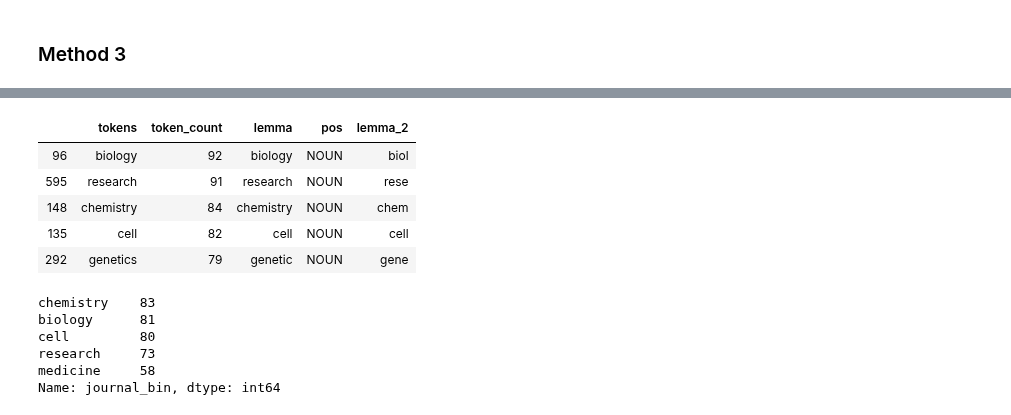
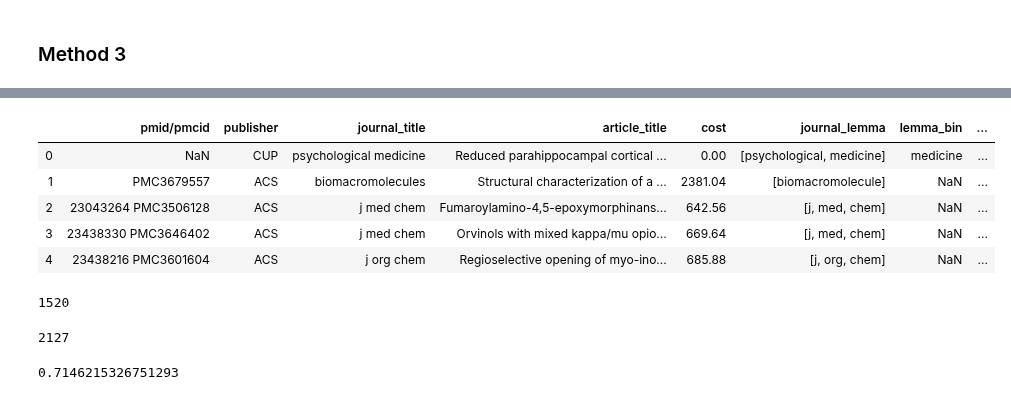
Before and after one commit to mrkjhsn/Thinkful-Exercises, a Jupyter notebook: data_cleaning_validation.ipynb, the cells around one changed output, grey strips where cells are left out. Drawn from its saved outputs; the diff is of its cells as text; code cells hidden in the pictures.

```diff
--- a/data_cleaning_validation.ipynb
+++ b/data_cleaning_validation.ipynb
@@ -369,0 +383,2 @@ journal_words_df_count.loc[journal_words_df_count.pos == 'NOUN'].sort_values(by=
+# %%
+df['lemma_bin'] = df.journal_lemma.apply(bin_based_on_stem)
@@ -370,3 +443,3 @@ journal_words_df_count.loc[journal_words_df_count.pos == 'NOUN'].sort_values(by=
 # %%
 # further refine words based on the first 4 digits
-journal_words_df_count['lemma_2'] = journal_words_df_count.lemma.apply(lambda x: str(x)[0:4])
+journal_words_df_count['first_4_char'] = journal_words_df_count.lemma.apply(lambda x: str(x)[0:4])
@@ -389,9 +463,20 @@ consolidated_stems = journal_words_df_count.loc[journal_words_df_count.pos == 'N
+# %%
+# iterate through first 4 characters of journal lemma words
+# then bin based on word
+def bin_based_on_stem(stemmed_journal):
+    for word in stemmed_journal:
+        if word[0:4] in journal_words_df_count.groupby('first_4_char')['first_4_char'].count().sort_values(ascending=False).head(100).index:
+            if word[0:4] != 'jour':
+                return word
+    return np.nan
+# %%
+df['first_4_char_bin'] = df.journal_lemma.apply(bin_based_on_stem)
 # %%
-consolidated_stems.head()
+df.head()
 # %% [output]
-|  | tokens | token_count | lemma | pos | lemma_2 |
-| 96 | biology | 92 | biology | NOUN | biol |
-| 595 | research | 91 | research | NOUN | rese |
-| 148 | chemistry | 84 | chemistry | NOUN | chem |
-| 135 | cell | 82 | cell | NOUN | cell |
-| 292 | genetics | 79 | genetic | NOUN | gene |
+|  | pmid/pmcid | publisher | journal_title | article_title | cost | journal_lemma | lemma_bin | ... |
+| 0 | NaN | CUP | psychological medicine | Reduced parahippocampal cortical ... | 0.00 | [psychological, medicine] | medicine | ... |
+| 1 | PMC3679557 | ACS | biomacromolecules | Structural characterization of a ... | 2381.04 | [biomacromolecule] | NaN | ... |
+| 2 | 23043264 PMC3506128 | ACS | j med chem | Fumaroylamino-4,5-epoxymorphinans... | 642.56 | [j, med, chem] | NaN | ... |
+| 3 | 23438330 PMC3646402 | ACS | j med chem | Orvinols with mixed kappa/mu opio... | 669.64 | [j, med, chem] | NaN | ... |
+| 4 | 23438216 PMC3601604 | ACS | j org chem | Regioselective opening of myo-ino... | 685.88 | [j, org, chem] | NaN | ... |
@@ -406,9 +483,16 @@ df['journal_bin'] = df.journal_lemma.apply(bin_based_on_stem)
-# %%
-df.journal_bin.value_counts().head()
-# %% [output]
-chemistry    83
-biology      81
-cell         80
-research     73
-medicine     58
-Name: journal_bin, dtype: int64
+# %%
+# how many journals were assigned?
+df.first_4_char_bin.value_counts().sum()
+# %% [output]
+1520
+# %%
+# how many journals in total
+df.shape[0]
+# %% [output]
+2127
+# %%
+# what percent of journals were assigned?
+df.first_4_char_bin.value_counts().sum() / \
+df.shape[0]
+# %% [output]
+0.7146215326751293
```
Also changed, not shown: parts of 29 cells of this notebook.
